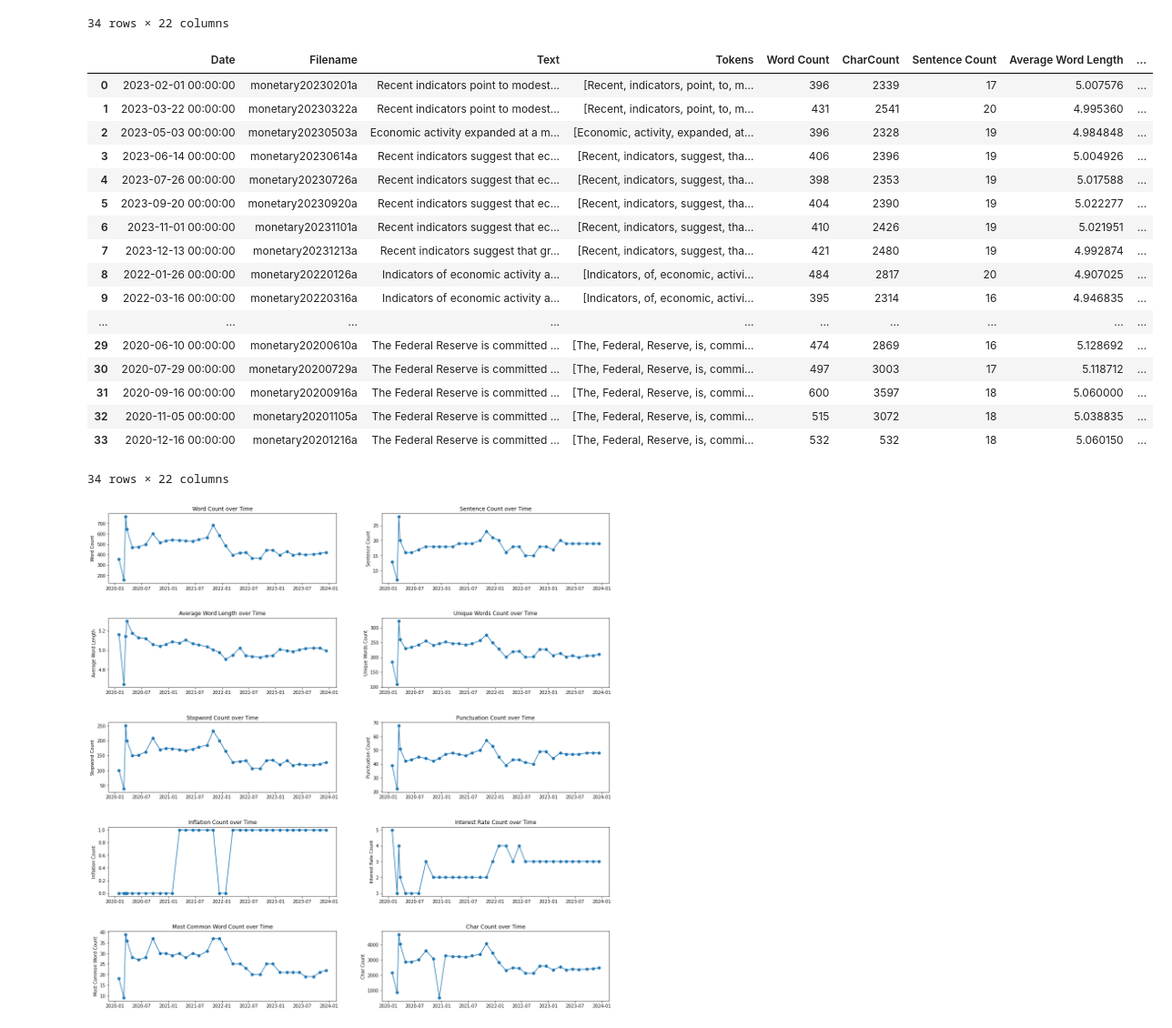
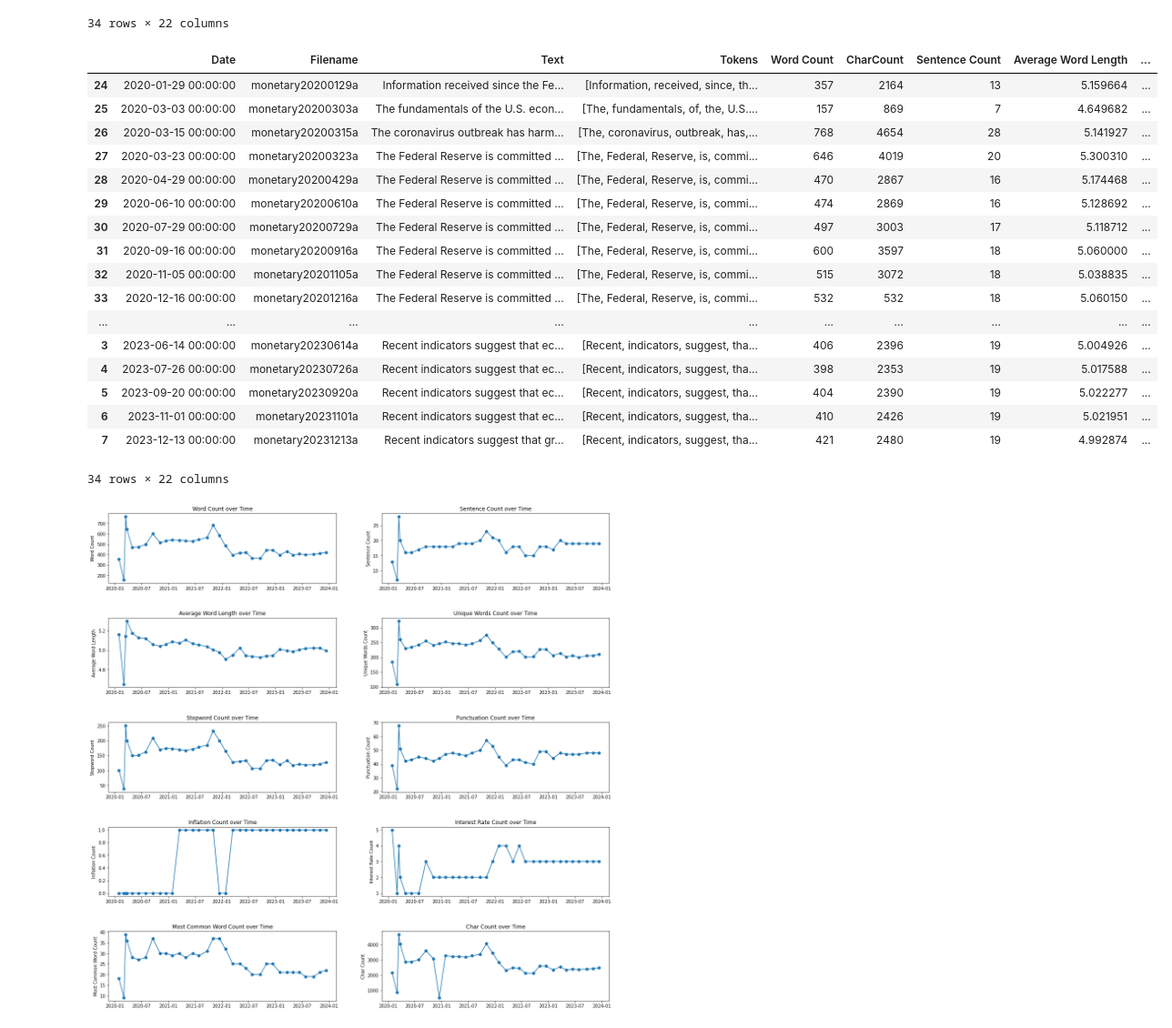
Before and after one commit to timtheuz/ICBIRDIRM, a Jupyter notebook: main.ipynb, the cells around one changed output. Shown at 91% size. Saved outputs shown, nothing was run; the diff lists cells and outputs as text; code cells hidden in the pictures.

```diff
--- a/main.ipynb
+++ b/main.ipynb
@@ -183,7 +183,7 @@ ecb_statements_url_list = ['https://www.ecb.europa.eu/press/pr/date/2023/html/ec
                            'https://www.ecb.europa.eu/press/pr/date/2022/html/ecb.mp220414~d1b76520c6.en.html',
                            'https://www.ecb.europa.eu/press/pr/date/2022/html/ecb.mp220310~2d19f8ba60.en.html',
                            'https://www.ecb.europa.eu/press/pr/date/2022/html/ecb.mp220203~90fbe94662.en.html',
-                           'https://www.ecb.europa.eu/press/pr/date/2021/html/ecb.mp211216~1b6d3a1fd8.en.html' # 2021,
+                           'https://www.ecb.europa.eu/press/pr/date/2021/html/ecb.mp211216~1b6d3a1fd8.en.html', # 2021
                            'https://www.ecb.europa.eu/press/pr/date/2021/html/ecb.mp211028~85474438a4.en.html',
                            'https://www.ecb.europa.eu/press/pr/date/2021/html/ecb.mp210909~2c94b35639.en.html',
                            'https://www.ecb.europa.eu/press/pr/date/2021/html/ecb.mp210722~48dc3b436b.en.html',
@@ -194,7 +194,7 @@ ecb_statements_url_list = ['https://www.ecb.europa.eu/press/pr/date/2023/html/ec
                            'https://www.ecb.europa.eu/press/pr/date/2020/html/ecb.mp201210~8c2778b843.en.html', # 2020
                            'https://www.ecb.europa.eu/press/pr/date/2020/html/ecb.mp201029~4392a355f4.en.html',
                            'https://www.ecb.europa.eu/press/pr/date/2020/html/ecb.mp200910~f4a8da495e.en.html',
-                           'https://www.ecb.europa.eu/press/pr/date/2020/html/ecb.mp200716~fc5fbe06d9.en.html',
+                           'https://www.ecb.europa.eu/press/pr/date/2020/html/ecb.mp200716~fc5fbe06d9.en.html', # The page formatting changes, hence for the last 5 statements, the scraping would need to be adjusted
                            'https://www.ecb.europa.eu/press/pr/date/2020/html/ecb.mp200604~a307d3429c.en.html',
                            'https://www.ecb.europa.eu/press/pr/date/2020/html/ecb.mp200430~1eaa128265.en.html',
                            'https://www.ecb.europa.eu/press/pr/date/2020/html/ecb.mp200312~8d3aec3ff2.en.html',
@@ -236,11 +236,3 @@ def extract_paragraphs_until_h2(html_content):
 
     result_text = ''.join(paragraphs)
     return result_text
-# %%
-page = requests.get('https://www.ecb.europa.eu/press/pr/date/2023/html/ecb.mp230615~d34cddb4c6.en.html')
-soup = BeautifulSoup(page.text, 'html')
-text = soup.find('main')
-# %%
-soup = text
-section_div = soup.find('div', class_='section')
-text = str(section_div)
@@ -273,8 +251,8 @@ for x in ecb_statements_url_list:
     target_date = soup.find('p', class_='ecb-publicationDate')
 
     # run processing and add processed to df
-    df_ecb_press_statements = df_ecb_press_statements.append({'Date': target_date, 'Text': target_text}, ignore_index=True)
+    df_ecb_press_statements = df_ecb_press_statements.append({'Date': remove_html_tags(str(target_date)), 'Text': target_text}, ignore_index=True)
 
-df_ecb_press_statements
+df_ecb_press_statements.head()
 # %% [output]
 |  | Date | Text |
@@ -1042,25 +995,25 @@ df_fomc_press_statements['Unique Words Count'] = df_fomc_press_statements['Token
 # %%
 # Display the resulting DataFrame
-
+df_fomc_press_statements = generate_text_analysis(df_fomc_press_statements)
 df_fomc_press_statements
 # %% [output]
 |  | Date | Filename | Text | Tokens | Word Count | CharCount | Sentence Count | Average Word Length | ... |
-| 0 | 2023-02-01 00:00:00 | monetary20230201a | Recent indicators point to modest... | [Recent, indicators, point, to, m... | 396 | 2339 | 17 | 5.007576 | ... |
-| 1 | 2023-03-22 00:00:00 | monetary20230322a | Recent indicators point to modest... | [Recent, indicators, point, to, m... | 431 | 2541 | 20 | 4.995360 | ... |
-| 2 | 2023-05-03 00:00:00 | monetary20230503a | Economic activity expanded at a m... | [Economic, activity, expanded, at... | 396 | 2328 | 19 | 4.984848 | ... |
+| 24 | 2020-01-29 00:00:00 | monetary20200129a | Information received since the Fe... | [Information, received, since, th... | 357 | 2164 | 13 | 5.159664 | ... |
+| 25 | 2020-03-03 00:00:00 | monetary20200303a | The fundamentals of the U.S. econ... | [The, fundamentals, of, the, U.S.... | 157 | 869 | 7 | 4.649682 | ... |
+| 26 | 2020-03-15 00:00:00 | monetary20200315a | The coronavirus outbreak has harm... | [The, coronavirus, outbreak, has,... | 768 | 4654 | 28 | 5.141927 | ... |
+| 27 | 2020-03-23 00:00:00 | monetary20200323a | The Federal Reserve is committed ... | [The, Federal, Reserve, is, commi... | 646 | 4019 | 20 | 5.300310 | ... |
+| 28 | 2020-04-29 00:00:00 | monetary20200429a | The Federal Reserve is committed ... | [The, Federal, Reserve, is, commi... | 470 | 2867 | 16 | 5.174468 | ... |
+| 29 | 2020-06-10 00:00:00 | monetary20200610a | The Federal Reserve is committed ... | [The, Federal, Reserve, is, commi... | 474 | 2869 | 16 | 5.128692 | ... |
+| 30 | 2020-07-29 00:00:00 | monetary20200729a | The Federal Reserve is committed ... | [The, Federal, Reserve, is, commi... | 497 | 3003 | 17 | 5.118712 | ... |
+| 31 | 2020-09-16 00:00:00 | monetary20200916a | The Federal Reserve is committed ... | [The, Federal, Reserve, is, commi... | 600 | 3597 | 18 | 5.060000 | ... |
+| 32 | 2020-11-05 00:00:00 | monetary20201105a | The Federal Reserve is committed ... | [The, Federal, Reserve, is, commi... | 515 | 3072 | 18 | 5.038835 | ... |
+| 33 | 2020-12-16 00:00:00 | monetary20201216a | The Federal Reserve is committed ... | [The, Federal, Reserve, is, commi... | 532 | 532 | 18 | 5.060150 | ... |
+| ... | ... | ... | ... | ... | ... | ... | ... | ... | ... |
 | 3 | 2023-06-14 00:00:00 | monetary20230614a | Recent indicators suggest that ec... | [Recent, indicators, suggest, tha... | 406 | 2396 | 19 | 5.004926 | ... |
 | 4 | 2023-07-26 00:00:00 | monetary20230726a | Recent indicators suggest that ec... | [Recent, indicators, suggest, tha... | 398 | 2353 | 19 | 5.017588 | ... |
 | 5 | 2023-09-20 00:00:00 | monetary20230920a | Recent indicators suggest that ec... | [Recent, indicators, suggest, tha... | 404 | 2390 | 19 | 5.022277 | ... |
 | 6 | 2023-11-01 00:00:00 | monetary20231101a | Recent indicators suggest that ec... | [Recent, indicators, suggest, tha... | 410 | 2426 | 19 | 5.021951 | ... |
 | 7 | 2023-12-13 00:00:00 | monetary20231213a | Recent indicators suggest that gr... | [Recent, indicators, suggest, tha... | 421 | 2480 | 19 | 4.992874 | ... |
-| 8 | 2022-01-26 00:00:00 | monetary20220126a | Indicators of economic activity a... | [Indicators, of, economic, activi... | 484 | 2817 | 20 | 4.907025 | ... |
-| 9 | 2022-03-16 00:00:00 | monetary20220316a | Indicators of economic activity a... | [Indicators, of, economic, activi... | 395 | 2314 | 16 | 4.946835 | ... |
-| ... | ... | ... | ... | ... | ... | ... | ... | ... | ... |
-| 29 | 2020-06-10 00:00:00 | monetary20200610a | The Federal Reserve is committed ... | [The, Federal, Reserve, is, commi... | 474 | 2869 | 16 | 5.128692 | ... |
-| 30 | 2020-07-29 00:00:00 | monetary20200729a | The Federal Reserve is committed ... | [The, Federal, Reserve, is, commi... | 497 | 3003 | 17 | 5.118712 | ... |
-| 31 | 2020-09-16 00:00:00 | monetary20200916a | The Federal Reserve is committed ... | [The, Federal, Reserve, is, commi... | 600 | 3597 | 18 | 5.060000 | ... |
-| 32 | 2020-11-05 00:00:00 | monetary20201105a | The Federal Reserve is committed ... | [The, Federal, Reserve, is, commi... | 515 | 3072 | 18 | 5.038835 | ... |
-| 33 | 2020-12-16 00:00:00 | monetary20201216a | The Federal Reserve is committed ... | [The, Federal, Reserve, is, commi... | 532 | 532 | 18 | 5.060150 | ... |
 34 rows × 22 columns
 # %%
 import matplotlib.pyplot as plt
```
Also changed, not shown: parts of 18 cells of this notebook.
